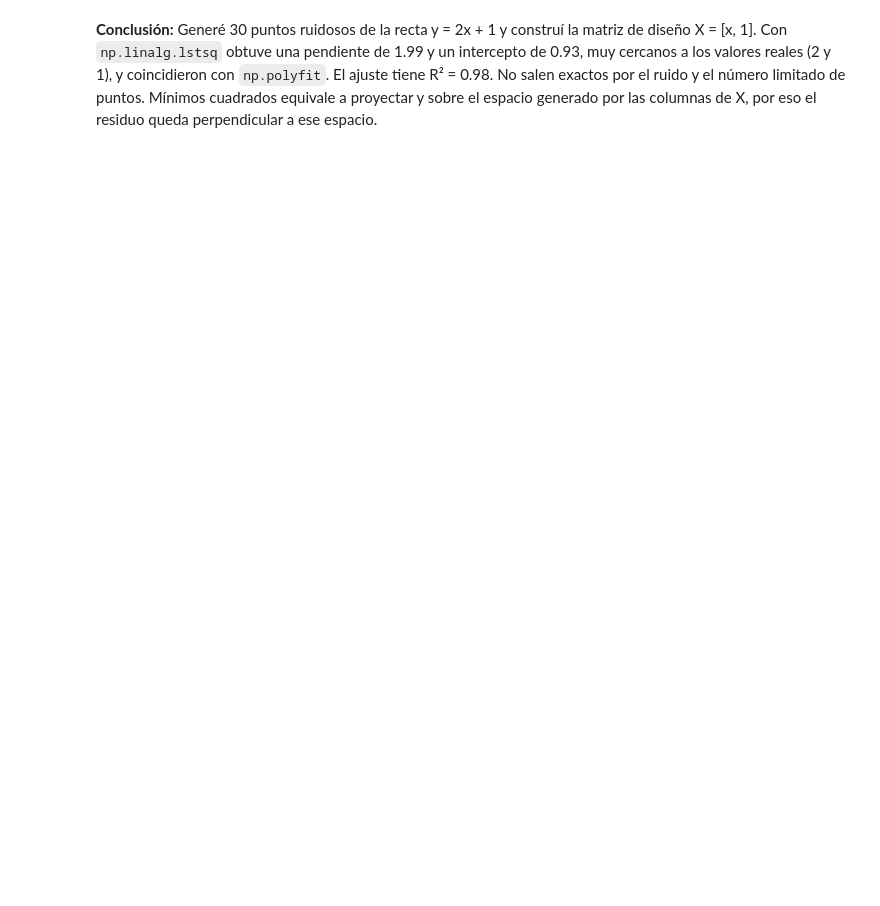
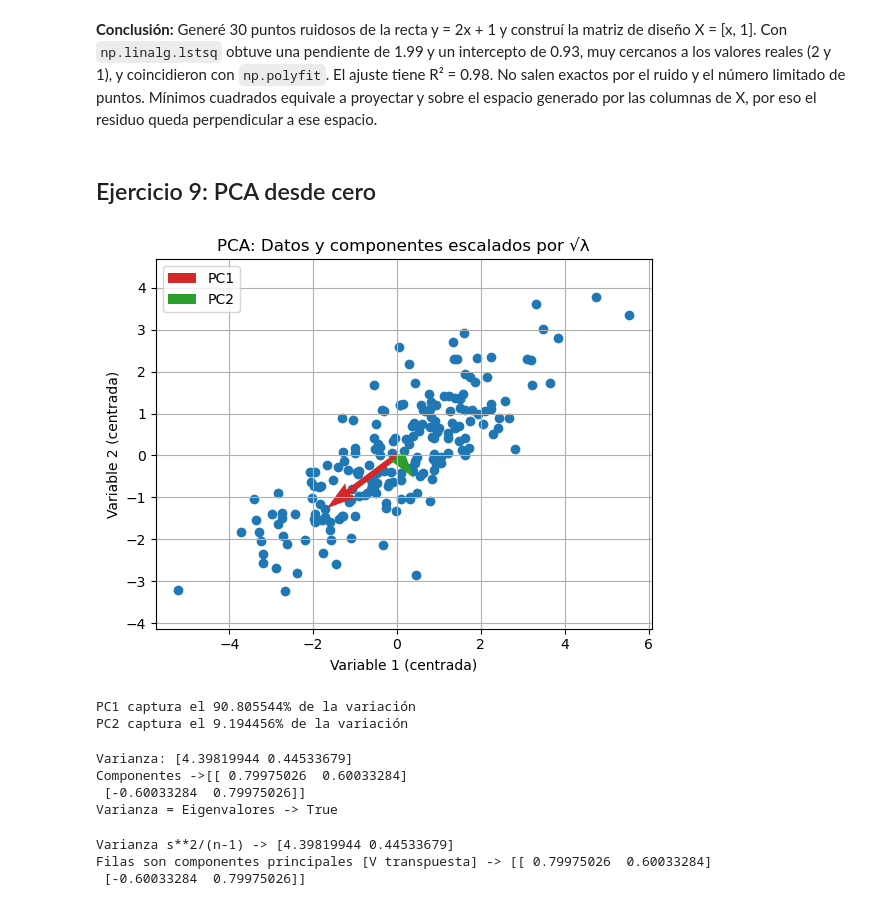
Before and after one commit to miguelgarciahernandez487-cloud/neuro-learning, a Jupyter notebook: 05_svd_pca.ipynb, the cells around one changed output. Cells and saved outputs as stored; diff of their text form; code cells hidden in the pictures; blank space fills up the shorter version.

Commit message:
Add PCA from scratch and compare with scikit-learn

```diff
--- a/05_svd_pca.ipynb
+++ b/05_svd_pca.ipynb
@@ -102,2 +102,73 @@ print(X.T @ residuo) #Debe de ser cercano a [0,0]
 # %% [markdown]
 **Conclusión:** Generé 30 puntos ruidosos de la recta y = 2x + 1 y construí la matriz de diseño X = [x, 1]. Con `np.linalg.lstsq` obtuve una pendiente de 1.99 y un intercepto de 0.93, muy cercanos a los valores reales (2 y 1), y coincidieron con `np.polyfit`. El ajuste tiene R² = 0.98. No salen exactos por el ruido y el número limitado de puntos. Mínimos cuadrados equivale a proyectar y sobre el espacio generado por las columnas de X, por eso el residuo queda perpendicular a ese espacio.
+# %% [markdown]
+## Ejercicio 9: PCA desde cero
+# %%
+rng = np.random.default_rng(0)
+datos = rng.multivariate_normal([0, 0], [[3, 2], [2, 2]], size=200)
+#Centrar los datos
+media = datos.mean(axis = 0)
+datos_centrados = datos - media
+
+#Matriz de covarianza
+Matriz_covarianza = np.cov(datos_centrados.T)
+
+#Valores y vectores propios
+eigen_valores, eigen_vectores = np.linalg.eigh(Matriz_covarianza)
+
+#Matrices simetricas y ordenados de mayor a menor
+indices = np.argsort(eigen_valores)[::-1]
+eigen_valores = eigen_valores[indices]
+eigen_vectores = eigen_vectores[:,indices]
+
+pc1 = eigen_vectores[:,0]
+datos_proyectados_id = datos_centrados @ pc1
+
+plt.figure()
+plt.scatter(datos_centrados[:,0], datos_centrados[:,1])
+
+colores = ["#d62728", "#2ca02c"]
+for i in range(len(eigen_valores)):
+    longitud = np.sqrt(eigen_valores[i])
+    vector_escalado = eigen_vectores[:, i] * longitud
+    plt.quiver(0, 0, vector_escalado[0], vector_escalado[1],
+           angles='xy', scale_units='xy', scale=1,
+           color=colores[i], width=0.012, label=f"PC{i+1}")
+plt.xlabel("Variable 1 (centrada)")
+plt.ylabel("Variable 2 (centrada)")
+plt.title("PCA: Datos y componentes escalados por √λ")
+plt.legend()
+plt.grid()
+plt.axis("equal")
+plt.show()
+# %% [output]
+[figure, added]
+# %%
+varianza_explicada = eigen_valores / eigen_valores.sum()
+for i in range(len(varianza_explicada)):
+    print(f"PC{i+1} captura el {varianza_explicada[i]:1%} de la variación")
+# %% [output]
+PC1 captura el 90.805544% de la variación
+PC2 captura el 9.194456% de la variación
+# %%
+#Comparar con scikit-learn
+from sklearn.decomposition import PCA
+pca = PCA(n_components=2)
+pca.fit(datos) #Centrado
+print(f"Varianza: {pca.explained_variance_}") #Eigenvalores
+print(f"Componentes ->{pca.components_}")
+print(f"Varianza = Eigenvalores -> {np.allclose(pca.explained_variance_, eigen_valores)}")
+# %% [output]
+Varianza: [4.39819944 0.44533679]
+Componentes ->[[ 0.79975026  0.60033284]
+ [-0.60033284  0.79975026]]
+Varianza = Eigenvalores -> True
+# %%
+U,s,Vt = np.linalg.svd(datos_centrados, full_matrices=False)
+n = np.shape(datos_centrados)[0]
+print(f"Varianza s**2/(n-1) -> {s**2/(n-1)}")
+print(f"Filas son componentes principales [V transpuesta] -> {Vt}")
+# %% [output]
+Varianza s**2/(n-1) -> [4.39819944 0.44533679]
+Filas son componentes principales [V transpuesta] -> [[ 0.79975026  0.60033284]
+ [-0.60033284  0.79975026]]
```
Also changed, not shown: parts of 6 cells of this notebook.
